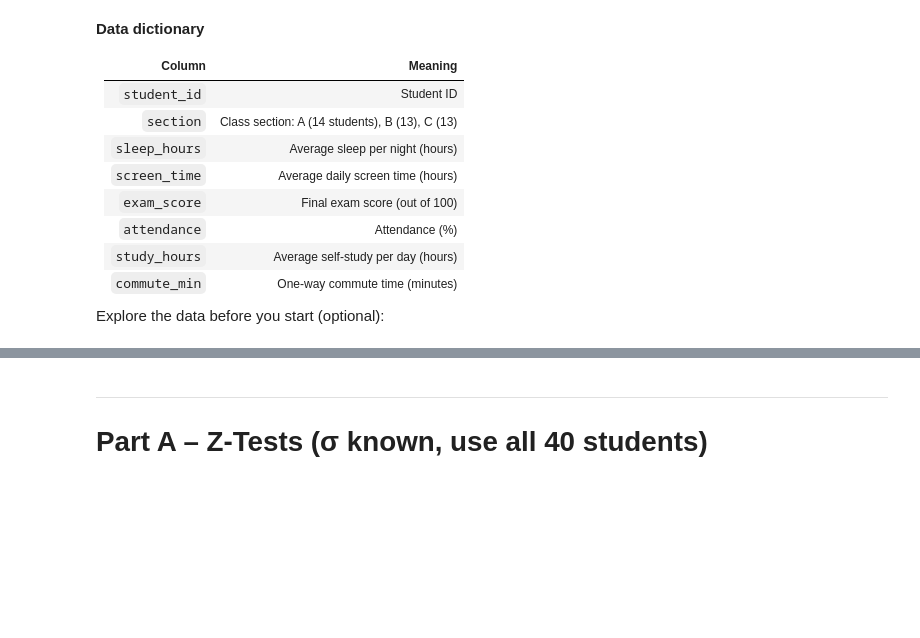
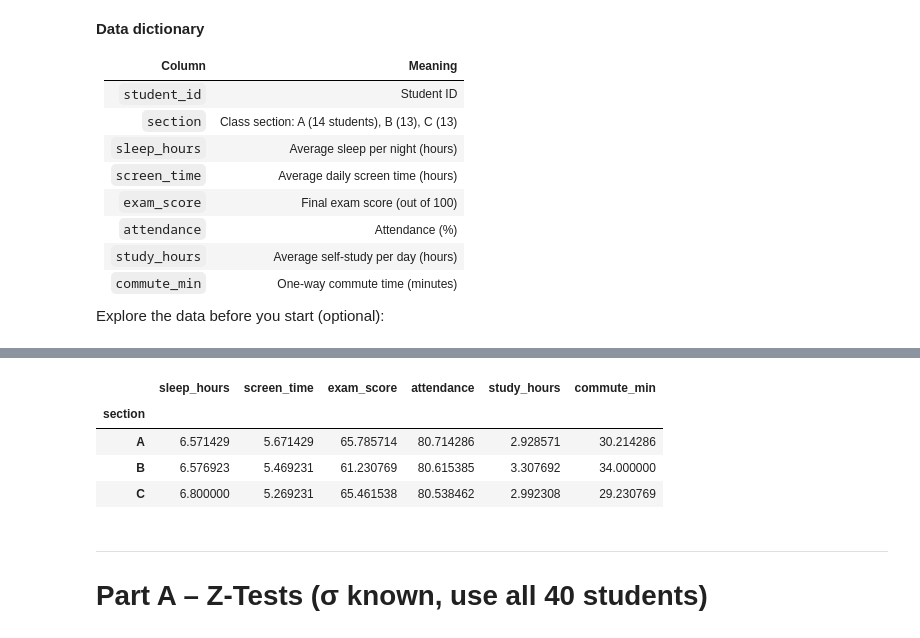
Before and after one commit to ddivya-c/DS-datascience, a Jupyter notebook: LAB4/Z_t_Test_Assignment.ipynb, the cells around one changed output, grey strips where cells are left out. Drawn from its saved outputs; the diff is of its cells as text; code cells hidden in the pictures; blank space fills up the shorter version.

```diff
--- a/LAB4/Z_t_Test_Assignment.ipynb
+++ b/LAB4/Z_t_Test_Assignment.ipynb
@@ -122,6 +134,16 @@ Explore the data before you start (optional):
 # %%
 # ===================== OPTIONAL – EXPLORE THE DATA =====================
 # OPTIONAL: explore the dataset, e.g. df.describe() or df.groupby('section').mean(numeric_only=True)
+
+df.describe()
+
+df.groupby('section').mean(numeric_only=True)
+# %% [output]
+|  | sleep_hours | screen_time | exam_score | attendance | study_hours | commute_min |
+| section |  |  |  |  |  |  |
+| A | 6.571429 | 5.671429 | 65.785714 | 80.714286 | 2.928571 | 30.214286 |
+| B | 6.576923 | 5.469231 | 61.230769 | 80.615385 | 3.307692 | 34.000000 |
+| C | 6.800000 | 5.269231 | 65.461538 | 80.538462 | 2.992308 | 29.230769 |
 # %% [markdown]
 ---
 # Part A – Z-Tests (σ known, use all 40 students)
```
Also changed, not shown: parts of 21 cells of this notebook.
